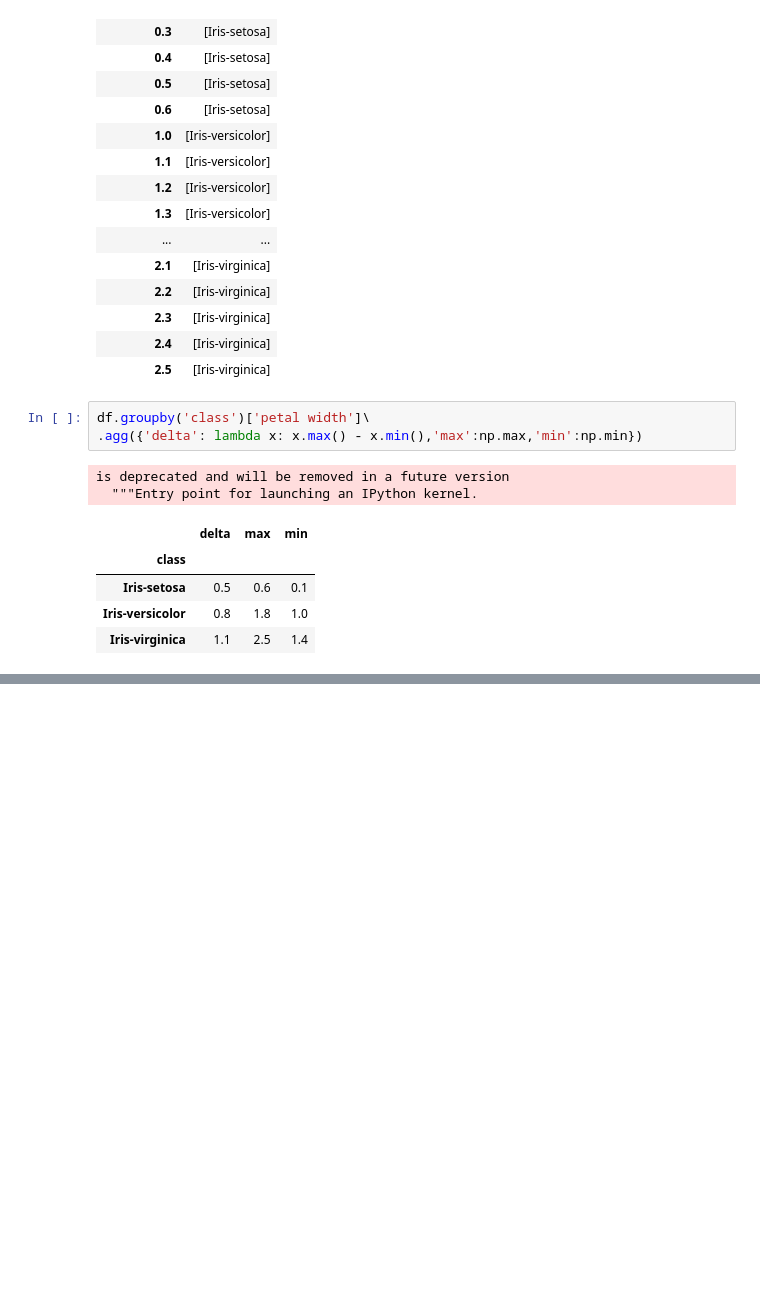
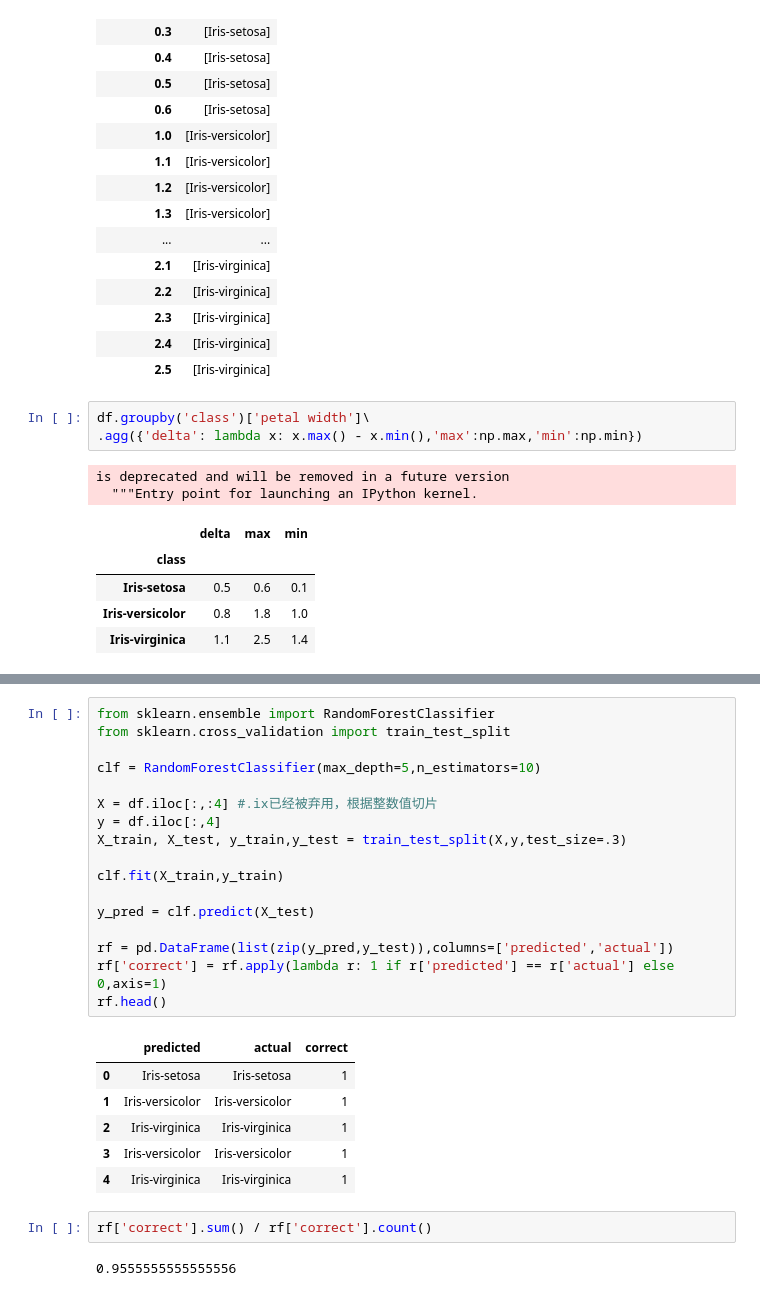
Before and after one commit to sishuiyibai/Python_ML, a Jupyter notebook: chapter1.ipynb, the cells around one changed output, grey strips where cells are left out. Drawn from its saved outputs; the diff is of its cells as text; blank space fills up the shorter version.

```diff
--- a/chapter1.ipynb
+++ b/chapter1.ipynb
@@ -191,0 +237,28 @@ is deprecated and will be removed in a future version
+# %%
+from sklearn.ensemble import RandomForestClassifier
+from sklearn.cross_validation import train_test_split
+
+clf = RandomForestClassifier(max_depth=5,n_estimators=10)
+
+X = df.iloc[:,:4] #.ix已经被弃用，根据整数值切片
+y = df.iloc[:,4]
+X_train, X_test, y_train,y_test = train_test_split(X,y,test_size=.3)
+
+clf.fit(X_train,y_train)
+
+y_pred = clf.predict(X_test)
+
+rf = pd.DataFrame(list(zip(y_pred,y_test)),columns=['predicted','actual'])
+rf['correct'] = rf.apply(lambda r: 1 if r['predicted'] == r['actual'] else 0,axis=1)
+rf.head()
+# %% [output]
+|  | predicted | actual | correct |
+| 0 | Iris-setosa | Iris-setosa | 1 |
+| 1 | Iris-versicolor | Iris-versicolor | 1 |
+| 2 | Iris-virginica | Iris-virginica | 1 |
+| 3 | Iris-versicolor | Iris-versicolor | 1 |
+| 4 | Iris-virginica | Iris-virginica | 1 |
+# %%
+rf['correct'].sum() / rf['correct'].count()
+# %% [output]
+0.9555555555555556
```
Also changed, not shown: parts of 9 cells of this notebook.
